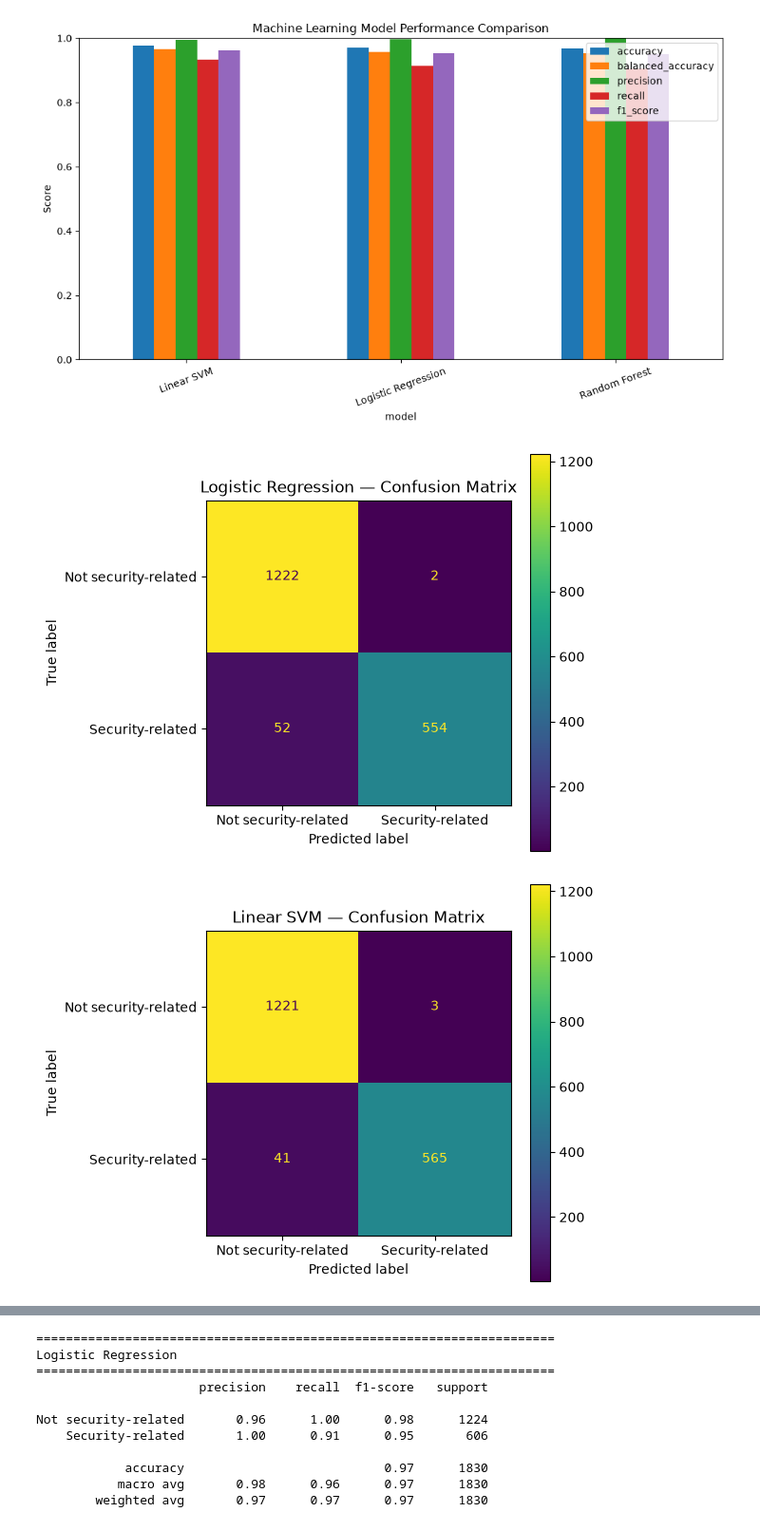
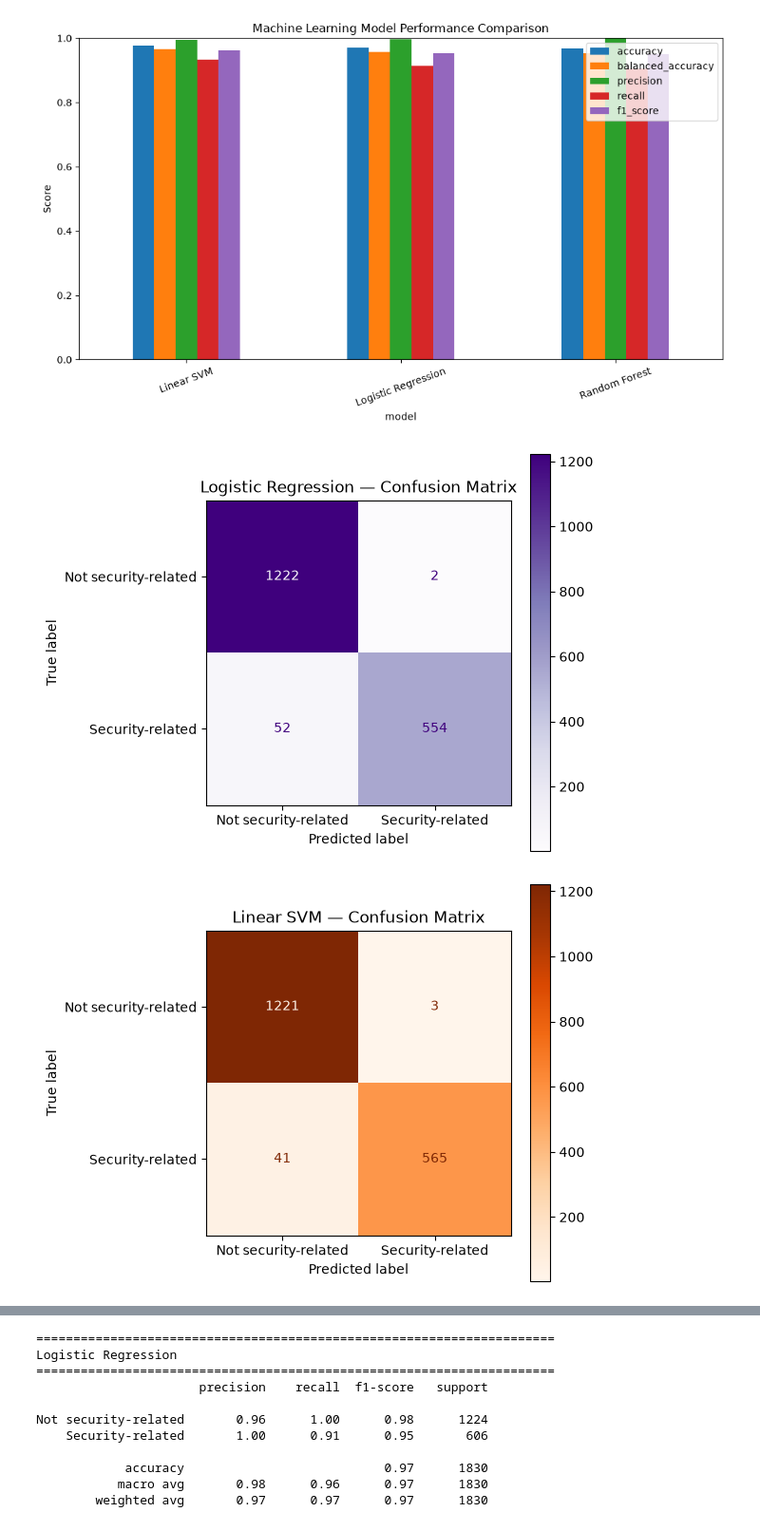
Before and after one commit to Mustafa19301/Security-Code-Review-Analysis, a Jupyter notebook: notebooks/model_comparison.ipynb, the cells around one changed output, grey strips where cells are left out. Shown at 95% size. Cells and saved outputs as stored; diff of their text form; code cells hidden in the pictures.

```diff
--- a/notebooks/model_comparison.ipynb
+++ b/notebooks/model_comparison.ipynb
@@ -398,32 +398,39 @@ plt.show()
 # %% [output]
 [figure]
 # %%
-for name in models:
+confusion_matrix_cmaps = [
+    "Purples",
+    "Oranges",
+    "Blues"
+]
+
+for idx, name in enumerate(models):
 
     cm = confusion_matrix(
         y_test,
         predictions[name]
     )
 
     fig, ax = plt.subplots(figsize=(6, 5))
 
     ConfusionMatrixDisplay(
         confusion_matrix=cm,
         display_labels=[
             "Not security-related",
             "Security-related"
         ]
     ).plot(
         ax=ax,
-        values_format="d"
+        values_format="d",
+        cmap=confusion_matrix_cmaps[idx % len(confusion_matrix_cmaps)]
     )
 
     ax.set_title(
         f"{name} — Confusion Matrix"
     )
 
     plt.tight_layout()
     plt.show()
 # %% [output]
-[figure, old version]
+[figure, new version]
-[figure, old version]
+[figure, new version]
```
Also changed, not shown: parts of 2 cells of this notebook, 2 other files.
